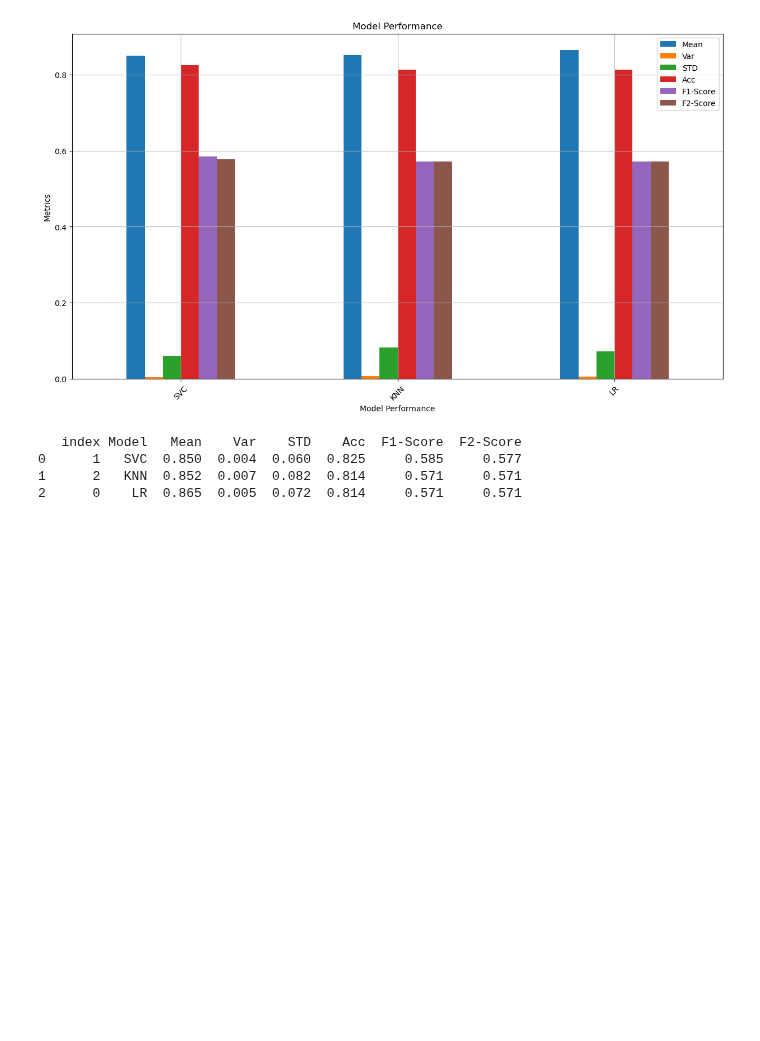
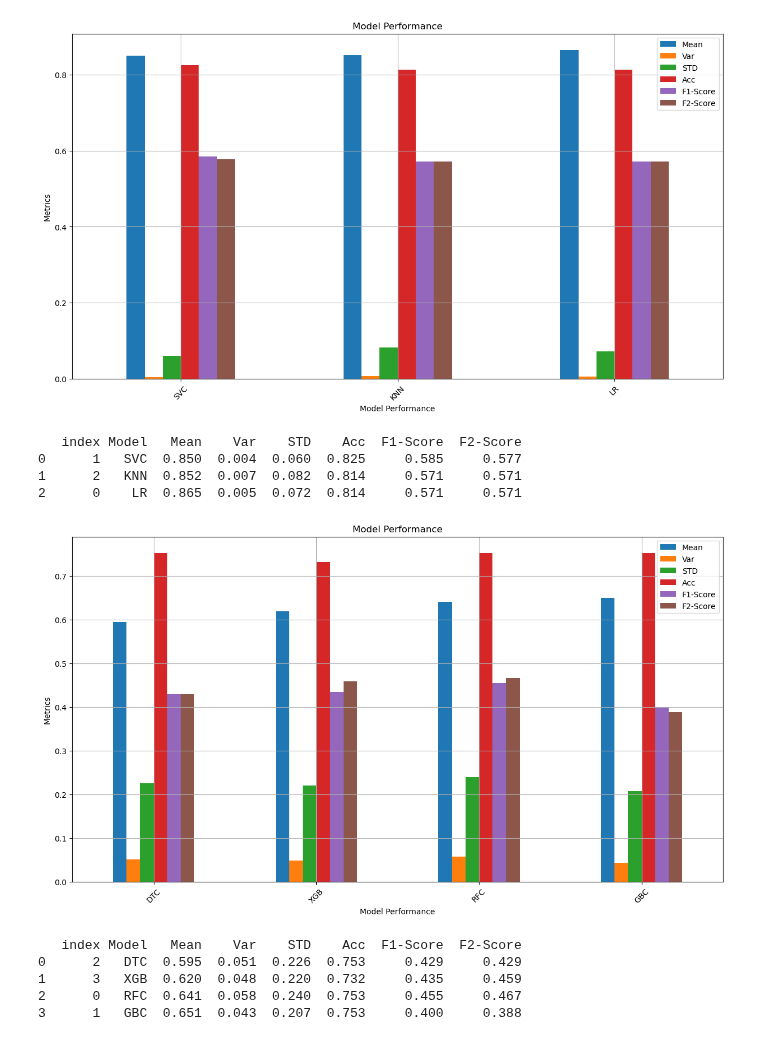
Before and after one commit to MaukanMir/Prostate-Cancer-Classification, a Jupyter notebook: training.ipynb, the cells around one changed output. Saved outputs shown, nothing was run; the diff lists cells and outputs as text; code cells hidden in the pictures; blank space fills up the shorter version.

Commit message:
added new models

```diff
--- a/training.ipynb
+++ b/training.ipynb
@@ -296,3 +296,14 @@ test_selected_models(model_names, models, X, y, acc_metric)
 0      1   SVC  0.850  0.004  0.060  0.825     0.585     0.577
 1      2   KNN  0.852  0.007  0.082  0.814     0.571     0.571
 2      0    LR  0.865  0.005  0.072  0.814     0.571     0.571
+# %%
+model_names = ["RFC", "GBC", "DTC", "XGB"]
+models = grab_selected_models(model_names)
+test_selected_models(model_names, models, X, y, f1_metric)
+# %% [output]
+[figure, added]
+   index Model   Mean    Var    STD    Acc  F1-Score  F2-Score
+0      2   DTC  0.595  0.051  0.226  0.753     0.429     0.429
+1      3   XGB  0.620  0.048  0.220  0.732     0.435     0.459
+2      0   RFC  0.641  0.058  0.240  0.753     0.455     0.467
+3      1   GBC  0.651  0.043  0.207  0.753     0.400     0.388
```
Also changed, not shown: parts of 1 cell of this notebook.
